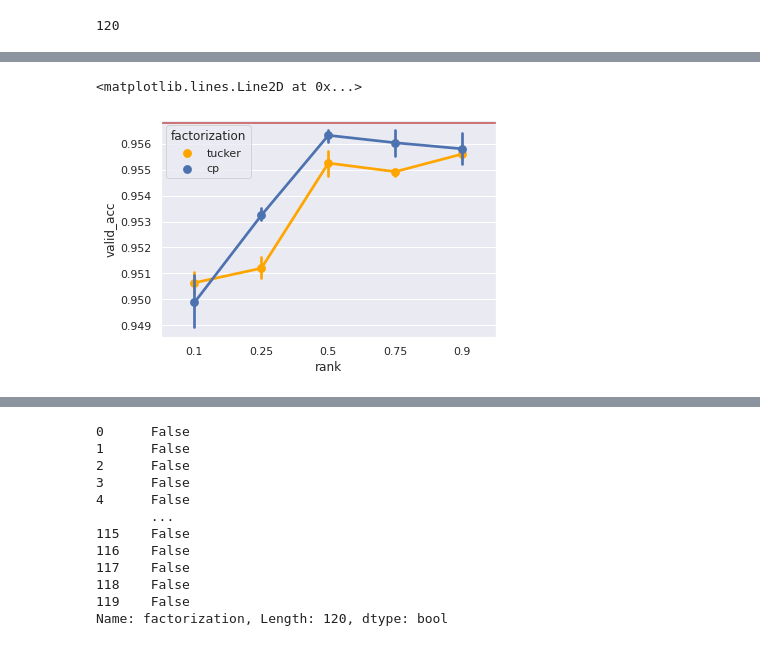
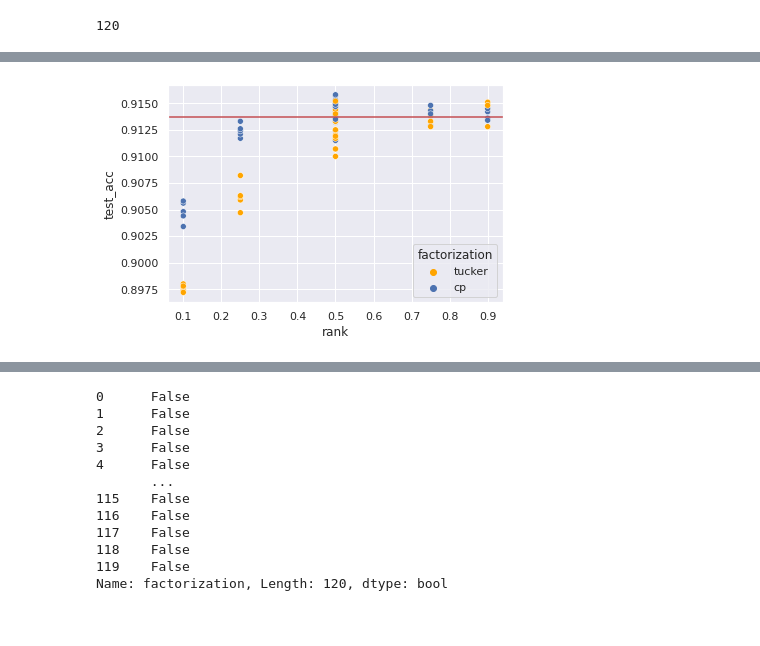
Before and after one commit to JSchuurmans/tddl, a Jupyter notebook: notebooks/results/rn18_c10_approx_vs_perform_ci.ipynb, the cells around one changed output, grey strips where cells are left out. Cells and saved outputs as stored; diff of their text form; code cells hidden in the pictures.

```diff
--- a/notebooks/results/rn18_c10_approx_vs_perform_ci.ipynb
+++ b/notebooks/results/rn18_c10_approx_vs_perform_ci.ipynb
@@ -53,7 +46,7 @@ print(len(paths))
 # %%
 # baseline
 
-baseline_path = Path("/bigdata/f_mnist/logs/baselines/1644945876/rn18_18_dNone_256_adam_l0.001_g0.1_sTrue")
+baseline_path = Path("/bigdata/cifar10/logs/baselines/1646668631/rn18_18_dNone_128_adam_l0.001_g0.1_w0.0_sTrue")
 baseline_model = torch.load(baseline_path / "cnn_best.pth")
 # %%
 with open(baseline_path/'results.json') as json_file:
@@ -371,11 +363,10 @@ ax.axhline(baseline_result['best_valid_acc'], color='r')
 # %%
-ax = sns.pointplot(x="rank", y="valid_acc",
+ax = sns.scatterplot(x="rank", y="test_acc",
     hue="factorization",
     # style="rank",
     data=df,
     palette=['orange', 'b'],
 )
-ax.axhline(baseline_result['best_valid_acc'], color='r')
+ax = ax.axhline(baseline_result['test_acc'], color='r')
 # %% [output]
-<matplotlib.lines.Line2D at 0x...>
-[figure, old version]
+[figure, new version]
```
Also changed, not shown: parts of 46 cells of this notebook, 2 other files.
